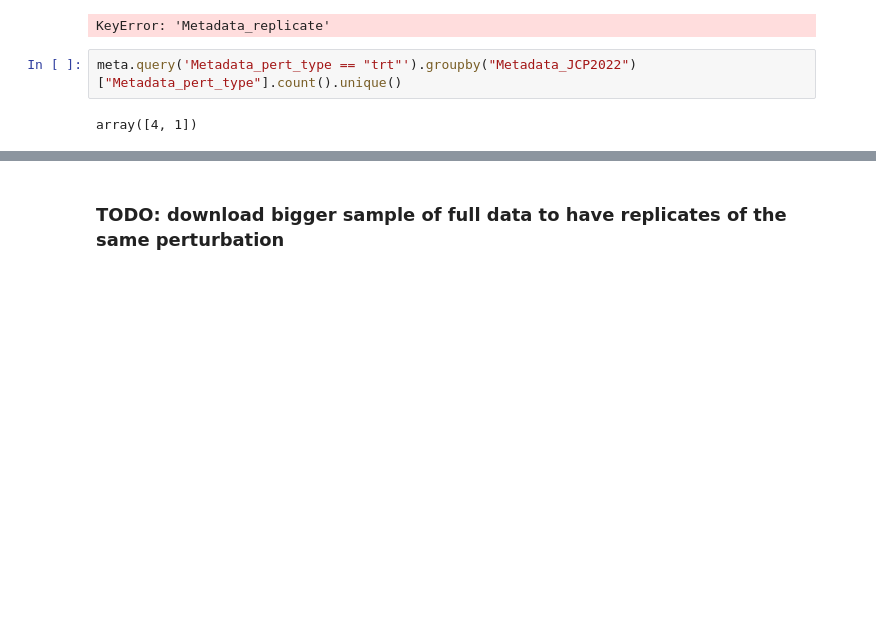
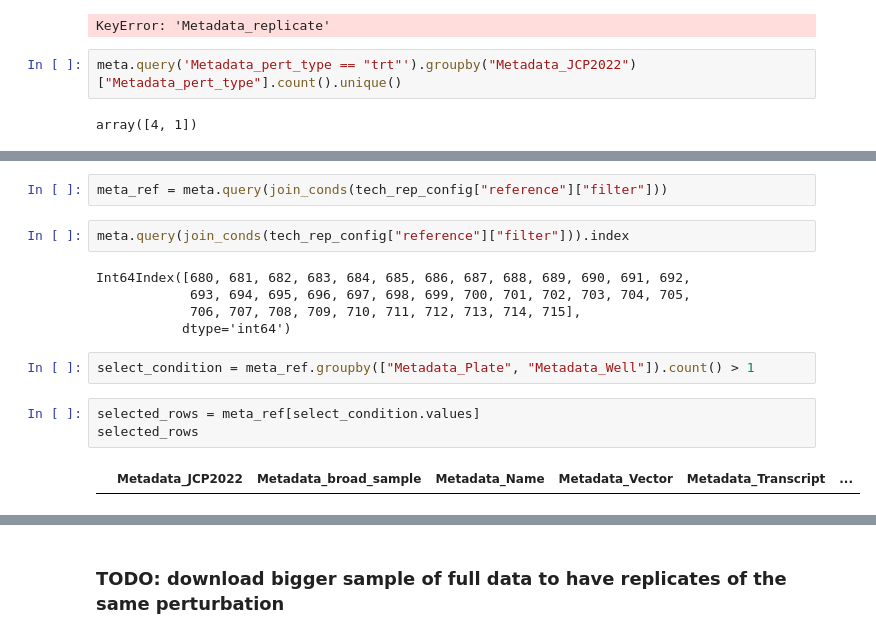
Before and after one commit to alxndrkalinin/position-effect-correction, a Jupyter notebook: 1.load/2-map.ipynb, the cells around one changed output, grey strips where cells are left out. Cells and saved outputs as stored; diff of their text form; blank space fills up the shorter version.

```diff
--- a/1.load/2-map.ipynb
+++ b/1.load/2-map.ipynb
@@ -44,0 +101,16 @@ array([4, 1])
+# %%
+meta_ref = meta.query(join_conds(tech_rep_config["reference"]["filter"]))
+# %%
+meta.query(join_conds(tech_rep_config["reference"]["filter"])).index
+# %% [output]
+Int64Index([680, 681, 682, 683, 684, 685, 686, 687, 688, 689, 690, 691, 692,
+            693, 694, 695, 696, 697, 698, 699, 700, 701, 702, 703, 704, 705,
+            706, 707, 708, 709, 710, 711, 712, 713, 714, 715],
+           dtype='int64')
+# %%
+select_condition = meta_ref.groupby(["Metadata_Plate", "Metadata_Well"]).count() > 1
+# %%
+selected_rows = meta_ref[select_condition.values]
+selected_rows
+# %% [output]
+|  | Metadata_JCP2022 | Metadata_broad_sample | Metadata_Name | Metadata_Vector | Metadata_Transcript | ... |
```
Also changed, not shown: parts of 8 cells of this notebook.
